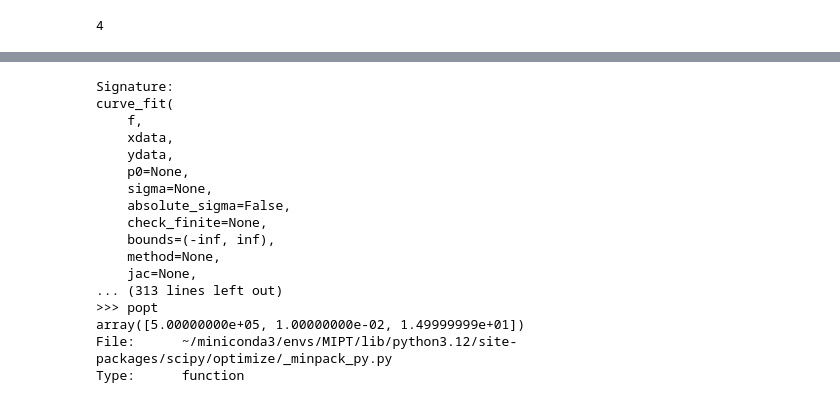
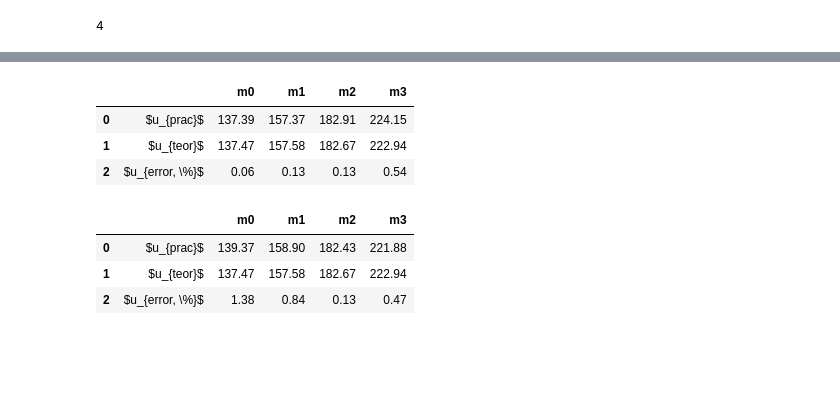
Before and after one commit to sanyaswim2020-lgtm/MIPT_phys_lab, a Jupyter notebook: Mechanics/1_4_5/1_4_5.ipynb, the cells around one changed output, grey strips where cells are left out. Drawn from its saved outputs; the diff is of its cells as text; code cells hidden in the pictures; blank space fills up the shorter version.

```diff
--- a/Mechanics/1_4_5/1_4_5.ipynb
+++ b/Mechanics/1_4_5/1_4_5.ipynb
@@ -133,20 +237,12 @@ $\displaystyle k = \frac{\sqrt{\frac{T}{\rho}}}{2 L}$
-# %%
-curve_fit?
-# %% [output]
-Signature:
-curve_fit(
-    f,
-    xdata,
-    ydata,
-    p0=None,
-    sigma=None,
-    absolute_sigma=False,
-    check_finite=None,
-    bounds=(-inf, inf),
-    method=None,
-    jac=None,
-... (313 lines left out)
->>> popt
-array([5.00000000e+05, 1.00000000e-02, 1.49999999e+01])
-File:      ~/miniconda3/envs/MIPT/lib/python3.12/site-packages/scipy/optimize/_minpack_py.py
-Type:      function
+# %%
+display(vel_even)
+display(vel_uneven)
+# %% [output]
+|  |  | m0 | m1 | m2 | m3 |
+| 0 | $u_{prac}$ | 137.39 | 157.37 | 182.91 | 224.15 |
+| 1 | $u_{teor}$ | 137.47 | 157.58 | 182.67 | 222.94 |
+| 2 | $u_{error, \%}$ | 0.06 | 0.13 | 0.13 | 0.54 |
+|  |  | m0 | m1 | m2 | m3 |
+| 0 | $u_{prac}$ | 139.37 | 158.90 | 182.43 | 221.88 |
+| 1 | $u_{teor}$ | 137.47 | 157.58 | 182.67 | 222.94 |
+| 2 | $u_{error, \%}$ | 1.38 | 0.84 | 0.13 | 0.47 |
```
Also changed, not shown: parts of 12 cells of this notebook, 21 other files.
